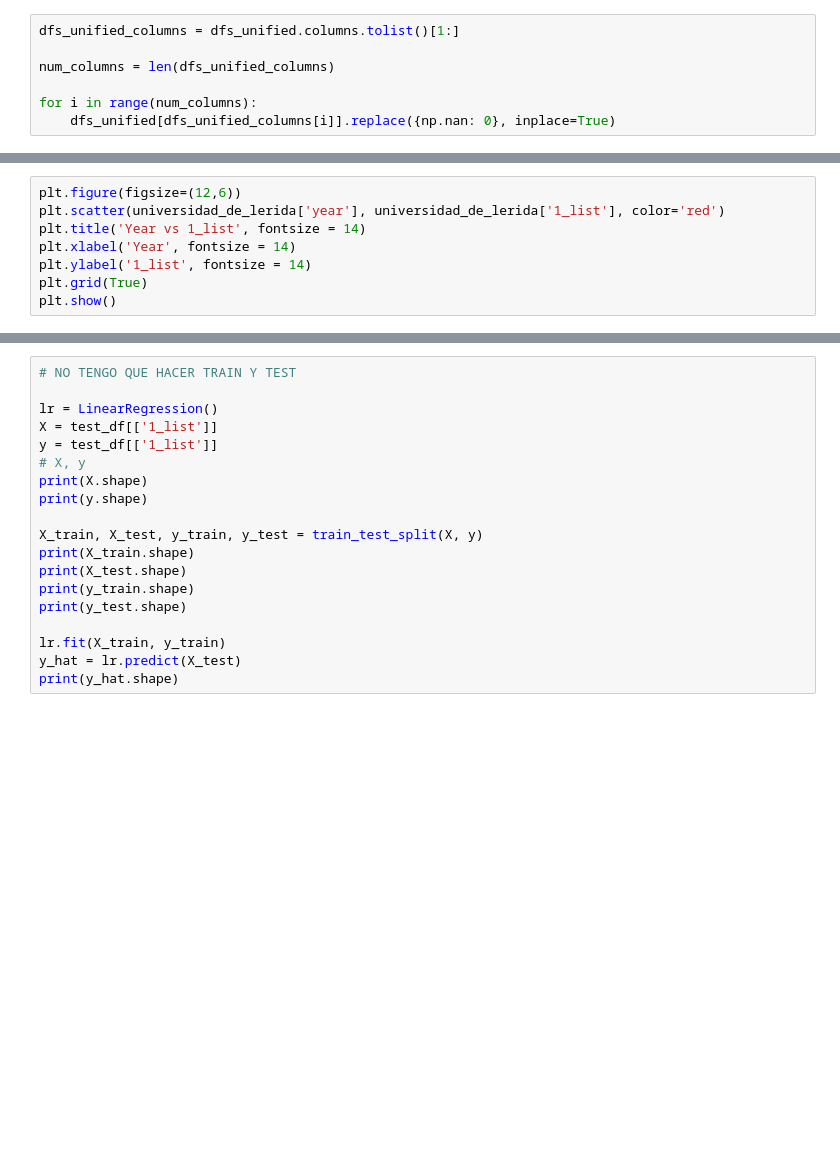
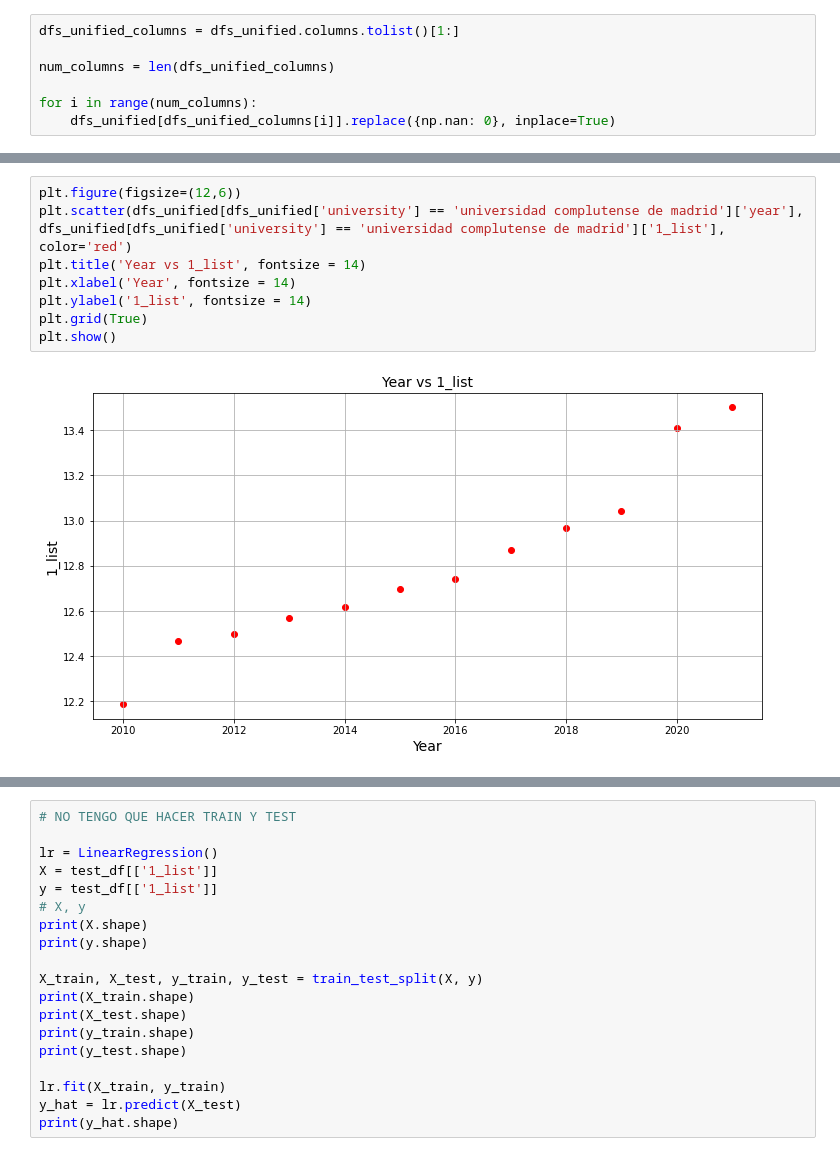
Before and after one commit to MiguelMonederoRubio/MasterDataScience_FinalProject_TFM, a Jupyter notebook: Prediction_Medicine_Selectivity_Scores.ipynb, the cells around one changed output, grey strips where cells are left out. Drawn from its saved outputs; the diff is of its cells as text; blank space fills up the shorter version.

```diff
--- a/Prediction_Medicine_Selectivity_Scores.ipynb
+++ b/Prediction_Medicine_Selectivity_Scores.ipynb
@@ -573,11 +518,13 @@ plt.show()
 # %%
 plt.figure(figsize=(12,6))
-plt.scatter(universidad_de_lerida['year'], universidad_de_lerida['1_list'], color='red')
+plt.scatter(dfs_unified[dfs_unified['university'] == 'universidad complutense de madrid']['year'], dfs_unified[dfs_unified['university'] == 'universidad complutense de madrid']['1_list'], color='red')
 plt.title('Year vs 1_list', fontsize = 14)
 plt.xlabel('Year', fontsize = 14)
 plt.ylabel('1_list', fontsize = 14)
 plt.grid(True)
 plt.show()
+# %% [output]
+[figure, added]
 # %%
 # Create a Linear regression
 
```
Also changed, not shown: parts of 45 cells of this notebook.
